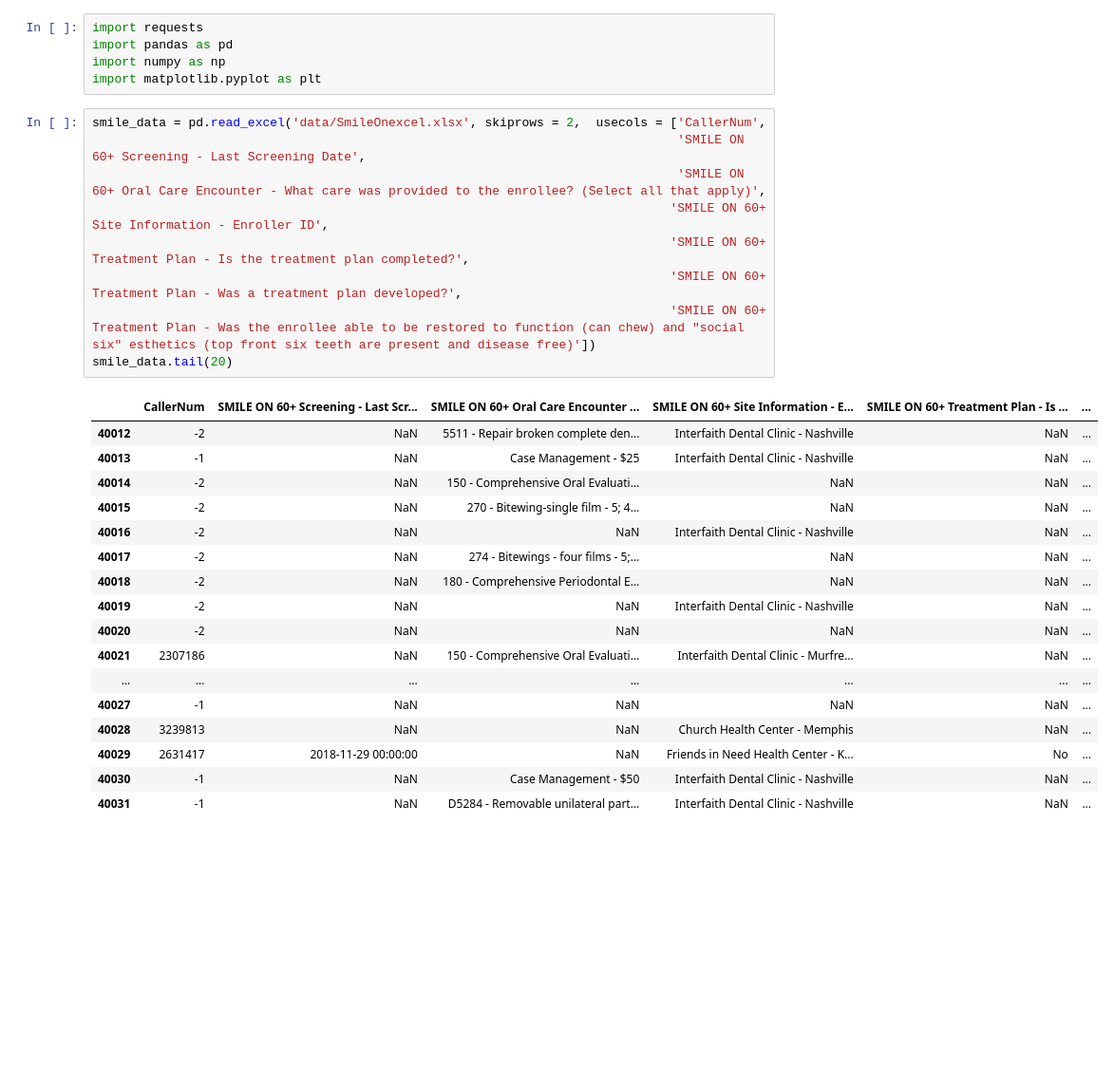
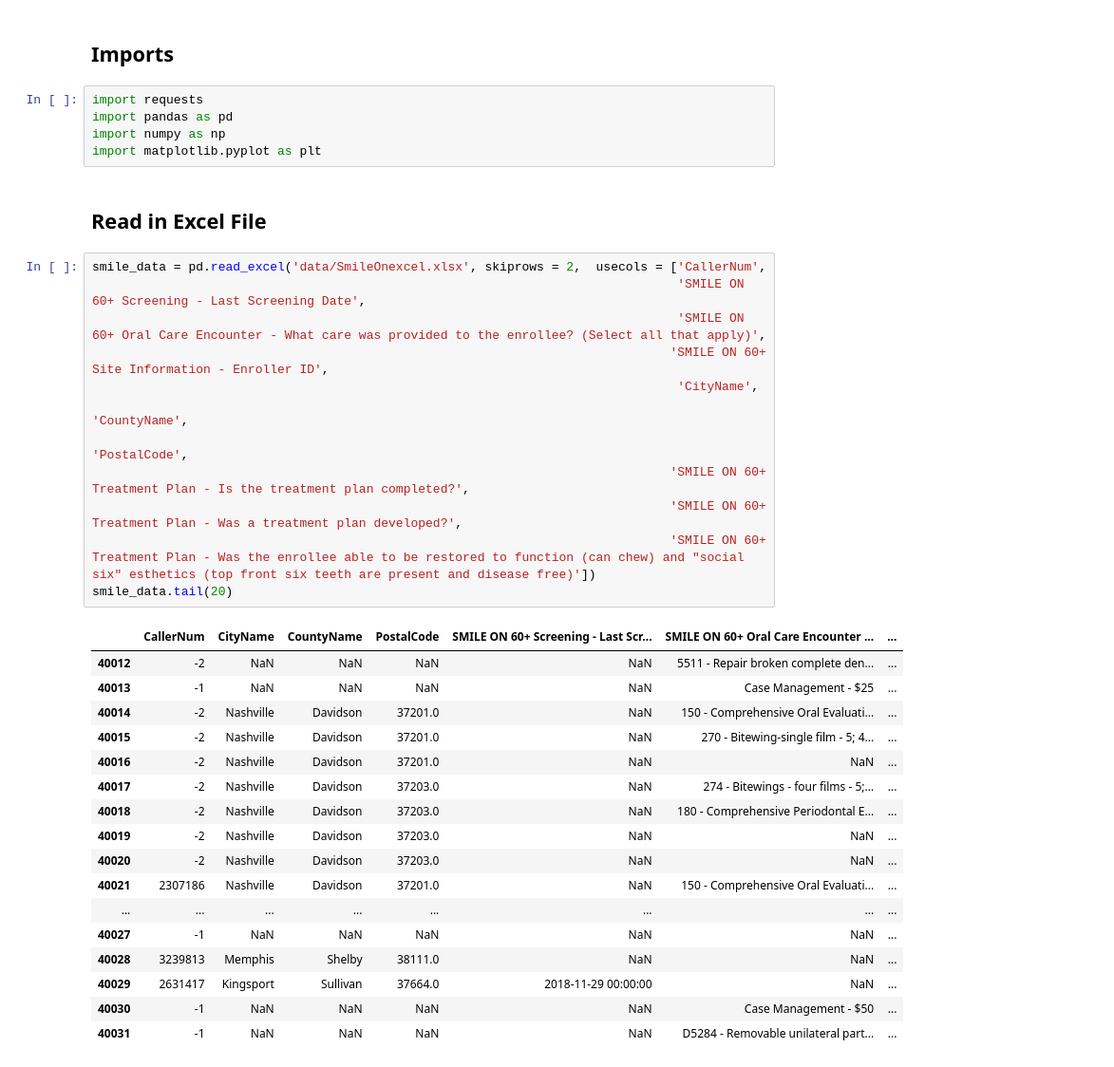
Before and after one commit to abcarlisle22/smile-on-lava-girl, a Jupyter notebook: smile_on.ipynb, the cells around one changed output. Shown at 95% size. Cells and saved outputs as stored; diff of their text form; blank space fills up the shorter version.

Commit message:
Successful Sites

```diff
--- a/smile_on.ipynb
+++ b/smile_on.ipynb
@@ -1,35 +1,42 @@
+# %% [markdown]
+## Imports
 # %%
 import requests
 import pandas as pd
 import numpy as np
 import matplotlib.pyplot as plt
+# %% [markdown]
+## Read in Excel File
 # %%
 smile_data = pd.read_excel('data/SmileOnexcel.xlsx', skiprows = 2,  usecols = ['CallerNum',
                                                                                'SMILE ON 60+ Screening - Last Screening Date',
                                                                                'SMILE ON 60+ Oral Care Encounter - What care was provided to the enrollee? (Select all that apply)',
                                                                               'SMILE ON 60+ Site Information - Enroller ID',
+                                                                               'CityName',
+                                                                               'CountyName',
+                                                                               'PostalCode',
                                                                               'SMILE ON 60+ Treatment Plan - Is the treatment plan completed?',
                                                                               'SMILE ON 60+ Treatment Plan - Was a treatment plan developed?',
                                                                               'SMILE ON 60+ Treatment Plan - Was the enrollee able to be restored to function (can chew) and "social six" esthetics (top front six teeth are present and disease free)'])
 smile_data.tail(20)
 # %% [output]
-|  | CallerNum | SMILE ON 60+ Screening - Last Scr... | SMILE ON 60+ Oral Care Encounter ... | SMILE ON 60+ Site Information - E... | SMILE ON 60+ Treatment Plan - Is ... | ... |
-| 40012 | -2 | NaN | 5511 - Repair broken complete den... | Interfaith Dental Clinic - Nashville | NaN | ... |
-| 40013 | -1 | NaN | Case Management - $25 | Interfaith Dental Clinic - Nashville | NaN | ... |
-| 40014 | -2 | NaN | 150 - Comprehensive Oral Evaluati... | NaN | NaN | ... |
-| 40015 | -2 | NaN | 270 - Bitewing-single film - 5; 4... | NaN | NaN | ... |
-| 40016 | -2 | NaN | NaN | Interfaith Dental Clinic - Nashville | NaN | ... |
-| 40017 | -2 | NaN | 274 - Bitewings - four films - 5;... | NaN | NaN | ... |
-| 40018 | -2 | NaN | 180 - Comprehensive Periodontal E... | NaN | NaN | ... |
-| 40019 | -2 | NaN | NaN | Interfaith Dental Clinic - Nashville | NaN | ... |
-| 40020 | -2 | NaN | NaN | NaN | NaN | ... |
-| 40021 | 2307186 | NaN | 150 - Comprehensive Oral Evaluati... | Interfaith Dental Clinic - Murfre... | NaN | ... |
-| ... | ... | ... | ... | ... | ... | ... |
-| 40027 | -1 | NaN | NaN | NaN | NaN | ... |
-| 40028 | 3239813 | NaN | NaN | Church Health Center - Memphis | NaN | ... |
-| 40029 | 2631417 | 2018-11-29 00:00:00 | NaN | Friends in Need Health Center - K... | No | ... |
-| 40030 | -1 | NaN | Case Management - $50 | Interfaith Dental Clinic - Nashville | NaN | ... |
-| 40031 | -1 | NaN | D5284 - Removable unilateral part... | Interfaith Dental Clinic - Nashville | NaN | ... |
+|  | CallerNum | CityName | CountyName | PostalCode | SMILE ON 60+ Screening - Last Scr... | SMILE ON 60+ Oral Care Encounter ... | ... |
+| 40012 | -2 | NaN | NaN | NaN | NaN | 5511 - Repair broken complete den... | ... |
+| 40013 | -1 | NaN | NaN | NaN | NaN | Case Management - $25 | ... |
+| 40014 | -2 | Nashville | Davidson | 37201.0 | NaN | 150 - Comprehensive Oral Evaluati... | ... |
+| 40015 | -2 | Nashville | Davidson | 37201.0 | NaN | 270 - Bitewing-single film - 5; 4... | ... |
+| 40016 | -2 | Nashville | Davidson | 37201.0 | NaN | NaN | ... |
+| 40017 | -2 | Nashville | Davidson | 37203.0 | NaN | 274 - Bitewings - four films - 5;... | ... |
+| 40018 | -2 | Nashville | Davidson | 37203.0 | NaN | 180 - Comprehensive Periodontal E... | ... |
+| 40019 | -2 | Nashville | Davidson | 37203.0 | NaN | NaN | ... |
+| 40020 | -2 | Nashville | Davidson | 37203.0 | NaN | NaN | ... |
+| 40021 | 2307186 | Nashville | Davidson | 37201.0 | NaN | 150 - Comprehensive Oral Evaluati... | ... |
+| ... | ... | ... | ... | ... | ... | ... | ... |
+| 40027 | -1 | NaN | NaN | NaN | NaN | NaN | ... |
+| 40028 | 3239813 | Memphis | Shelby | 38111.0 | NaN | NaN | ... |
+| 40029 | 2631417 | Kingsport | Sullivan | 37664.0 | 2018-11-29 00:00:00 | NaN | ... |
+| 40030 | -1 | NaN | NaN | NaN | NaN | Case Management - $50 | ... |
+| 40031 | -1 | NaN | NaN | NaN | NaN | D5284 - Removable unilateral part... | ... |
 # %%
 smile_data.info()
 # %% [output]
```
Also changed, not shown: parts of 27 cells of this notebook.
